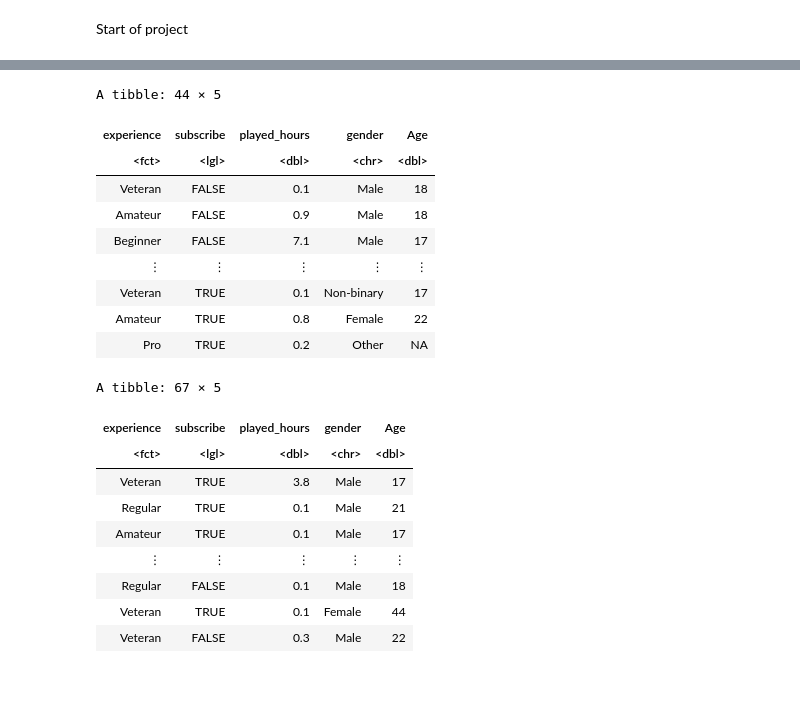
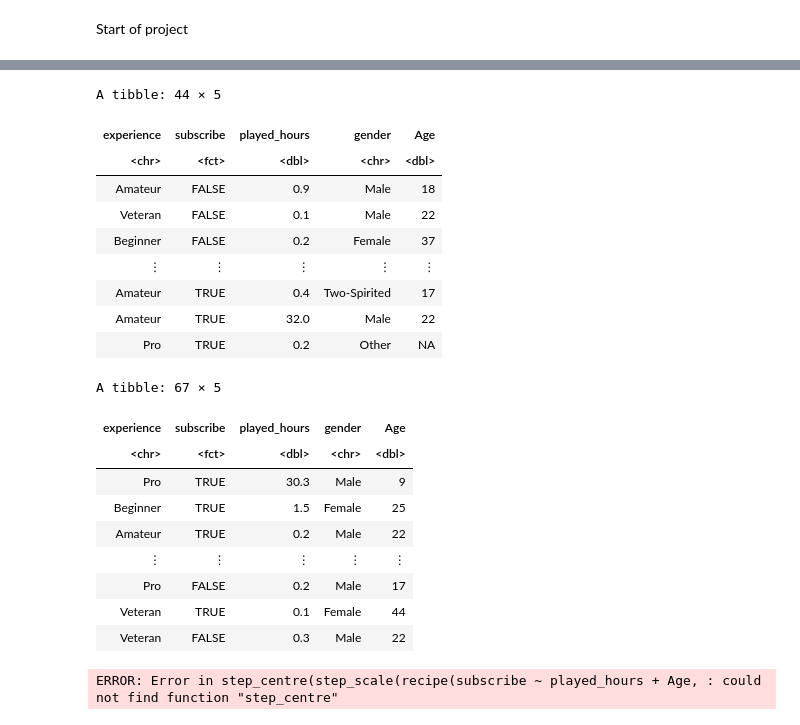
Before and after one commit to autumnbella0121/DSCI100-Group5-GroupProject, a Jupyter notebook: Untitled.ipynb, the cells around one changed output, grey strips where cells are left out. Drawn from its saved outputs; the diff is of its cells as text; code cells hidden in the pictures; blank space fills up the shorter version.

Commit message:
Start of classification code

```diff
--- a/Untitled.ipynb
+++ b/Untitled.ipynb
@@ -28,6 +9,8 @@ ERROR: Error in file(filename, "r", encoding = encoding): cannot open the connec
 # %%
-player_data <- read_csv("https://raw.githubusercontent.com/Cna-51/minecraft_indiv/refs/heads/main/players%20(1).csv")
-
+player_data <- read_csv("https://raw.githubusercontent.com/Cna-51/minecraft_indiv/refs/heads/main/players%20(1).csv") |>
+    select(-hashedEmail, -name) |>
+    filter(played_hours > 0) |>
+    mutate(subscribe = as.factor(subscribe))
 player_data
 # %% [output]
 Rows: 196 Columns: 7
@@ -75,27 +46,46 @@ players_plot
 # %%
-player_split <- initial_split(players, prop= 0.7-0.3, strata= subscribe)
+player_split <- initial_split(player_data, prop= 0.7-0.3, strata= subscribe)
 player_training <- training(player_split)
 player_testing <- testing(player_split)
 player_training
 player_testing
 # %% [output]
 A tibble: 44 × 5
 | experience | subscribe | played_hours | gender | Age |
-| <fct> | <lgl> | <dbl> | <chr> | <dbl> |
-| Veteran | FALSE | 0.1 | Male | 18 |
+| <chr> | <fct> | <dbl> | <chr> | <dbl> |
 | Amateur | FALSE | 0.9 | Male | 18 |
-| Beginner | FALSE | 7.1 | Male | 17 |
+| Veteran | FALSE | 0.1 | Male | 22 |
+| Beginner | FALSE | 0.2 | Female | 37 |
 | ⋮ | ⋮ | ⋮ | ⋮ | ⋮ |
-| Veteran | TRUE | 0.1 | Non-binary | 17 |
-| Amateur | TRUE | 0.8 | Female | 22 |
+| Amateur | TRUE | 0.4 | Two-Spirited | 17 |
+| Amateur | TRUE | 32.0 | Male | 22 |
 | Pro | TRUE | 0.2 | Other | NA |
 A tibble: 67 × 5
 | experience | subscribe | played_hours | gender | Age |
-| <fct> | <lgl> | <dbl> | <chr> | <dbl> |
-| Veteran | TRUE | 3.8 | Male | 17 |
-| Regular | TRUE | 0.1 | Male | 21 |
-| Amateur | TRUE | 0.1 | Male | 17 |
+| <chr> | <fct> | <dbl> | <chr> | <dbl> |
+| Pro | TRUE | 30.3 | Male | 9 |
+| Beginner | TRUE | 1.5 | Female | 25 |
+| Amateur | TRUE | 0.2 | Male | 22 |
 | ⋮ | ⋮ | ⋮ | ⋮ | ⋮ |
-| Regular | FALSE | 0.1 | Male | 18 |
+| Pro | FALSE | 0.2 | Male | 17 |
 | Veteran | TRUE | 0.1 | Female | 44 |
 | Veteran | FALSE | 0.3 | Male | 22 |
+# %%
+set.seed(1234)
+player_recipe <- recipe(subscribe ~ played_hours + Age, data = player_training) |>
+    step_scale(all_predictors()) |>
+    step_centre(all_predictors())
+player_spec <- nearest_neighbour(weight_func = "rectangular", neighbours = tune()) |>
+    set_engine("kknn") |>
+    set_mode("classification")
+player_fit <- workflow() |>
+    add_recipe(player_recipe) |>
+    add_model(player_spec) |>
+    fit(data = player_training)
+player_predictions <- predict(player_fit, player_training) |>
+    bind_cols(player_fit)
+prediction_accuracy <- player_predictions |>
+        metrics(truth = subscribe, estimate = .pred_class)
+prediction_accuracy
+# %% [output]
+ERROR: Error in step_centre(step_scale(recipe(subscribe ~ played_hours + Age, : could not find function "step_centre"
```
Also changed, not shown: parts of 5 cells of this notebook, 1 other file.
